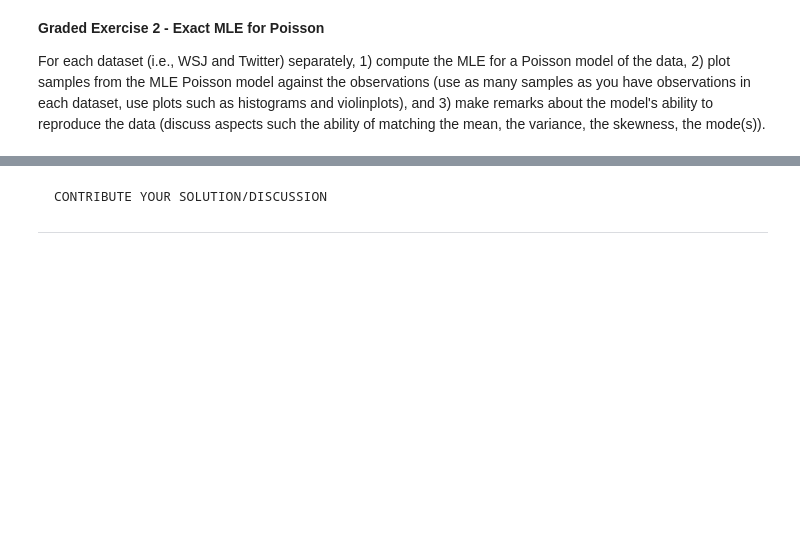
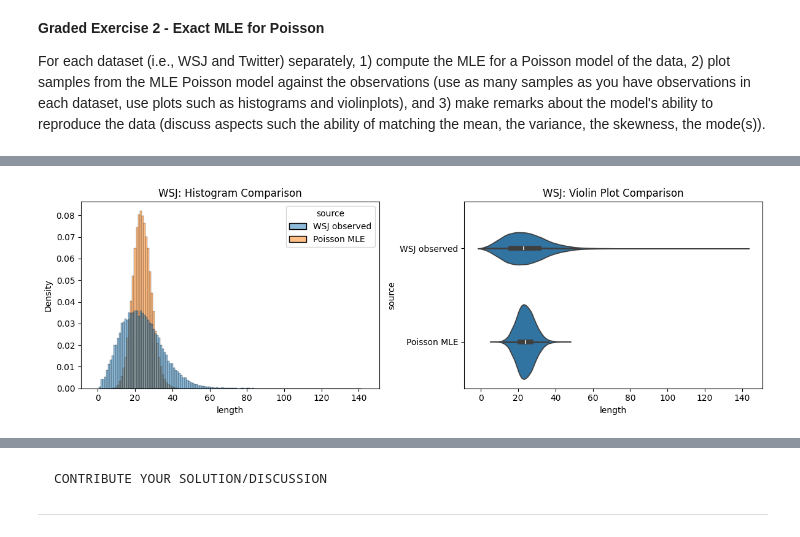
Before and after one commit to MxDiederick/NLP, a Jupyter notebook: T1.ipynb, the cells around one changed output, grey strips where cells are left out. Drawn from its saved outputs; the diff is of its cells as text; code cells hidden in the pictures; blank space fills up the shorter version.

```diff
--- a/T1.ipynb
+++ b/T1.ipynb
@@ -1000,0 +1035,86 @@ For each dataset (i.e., WSJ and Twitter) separately, 1) compute the MLE for a Po
+# %%
+mle_wsj = np.mean(wsj_lens)
+mle_twitter = np.mean(twitter_lens)
+
+print(f"MLE estimates:")
+print(f"WSJ: theta = {mle_wsj:.4f}")
+print(f"Twitter: theta = {mle_twitter:.4f}")
+print()
+
+wsj_poisson_samples = st.poisson(mle_wsj).rvs(len(wsj_lens))
+twitter_poisson_samples = st.poisson(mle_twitter).rvs(len(twitter_lens))
+
+df_wsj = pd.DataFrame(
+    [('WSJ observed', x) for x in wsj_lens] +
+    [('Poisson MLE', x) for x in wsj_poisson_samples],
+    columns=['source', 'length']
+)
+fig, ax = plt.subplots(1, 2, sharex=True, figsize=(12, 4))
+_ = sns.histplot(x='length', hue='source', discrete=True, data=df_wsj, ax=ax[0], stat='density', common_norm=False)
+_ = ax[0].set_title('WSJ: Histogram Comparison')
+_ = sns.violinplot(x='length', y='source', data=df_wsj, ax=ax[1])
+_ = ax[1].set_title('WSJ: Violin Plot Comparison')
+fig.tight_layout(w_pad=1, h_pad=1)
+plt.show()
+
+df_twitter = pd.DataFrame(
+    [('Twitter observed', x) for x in twitter_lens] +
+    [('Poisson MLE', x) for x in twitter_poisson_samples],
+    columns=['source', 'length']
+)
+fig, ax = plt.subplots(1, 2, sharex=True, figsize=(12, 4))
+_ = sns.histplot(x='length', hue='source', discrete=True, data=df_twitter, ax=ax[0], stat='density', common_norm=False)
+_ = ax[0].set_title('Twitter: Histogram Comparison')
+_ = sns.violinplot(x='length', y='source', data=df_twitter, ax=ax[1])
+_ = ax[1].set_title('Twitter: Violin Plot Comparison')
+fig.tight_layout(w_pad=1, h_pad=1)
+plt.show()
+
+
+print("=" * 60)
+print("REMARKS ON MODEL FIT")
+print("=" * 60)
+print()
+
+# WSJ statistics
+print("WSJ Dataset:")
+print(f"  Observed - Mean: {np.mean(wsj_lens):.4f}, Variance: {np.var(wsj_lens):.4f}, Std: {np.std(wsj_lens):.4f}")
+print(f"  Poisson  - Mean: {np.mean(wsj_poisson_samples):.4f}, Variance: {np.var(wsj_poisson_samples):.4f}, Std: {np.std(wsj_poisson_samples):.4f}")
+print(f"  Note: For Poisson, theoretical mean = variance = {mle_wsj:.4f}")
+print()
+
+# Twitter statistics
+print("Twitter Dataset:")
+print(f"  Observed - Mean: {np.mean(twitter_lens):.4f}, Variance: {np.var(twitter_lens):.4f}, Std: {np.std(twitter_lens):.4f}")
+print(f"  Poisson  - Mean: {np.mean(twitter_poisson_samples):.4f}, Variance: {np.var(twitter_poisson_samples):.4f}, Std: {np.std(twitter_poisson_samples):.4f}")
+print(f"  Note: For Poisson, theoretical mean = variance = {mle_twitter:.4f}")
+print()
+
+print("Analysis:")
+print("-" * 60)
+print("1. MEAN: The Poisson MLE perfectly matches the observed mean by")
+print("   construction (MLE = sample mean). This is guaranteed.")
+print()
+print("2. VARIANCE: The Poisson distribution assumes mean = variance.")
+print(f"   - WSJ: Observed variance ({np.var(wsj_lens):.2f}) is MUCH LARGER")
+print(f"     than the Poisson variance ({mle_wsj:.2f}), indicating")
+print("     OVERDISPERSION - the data is more spread out than Poisson predicts.")
+print(f"   - Twitter: Observed variance ({np.var(twitter_lens):.2f}) is also LARGER")
+print(f"     than the Poisson variance ({mle_twitter:.2f}), showing")
+print("     overdispersion here too, though less severe than WSJ.")
+print()
+print("3. SHAPE/SKEWNESS: Both observed distributions show:")
+print("   - Right skew (long tail on the right)")
+print("   - The Poisson model captures this general shape but")
+print("     underestimates the probability of extreme values (heavy tails).")
+print()
+print("4. MODE: The Poisson model concentrates more probability mass")
+print("   around the mean compared to the observed data, which has")
+print("   more spread-out probability across a wider range of values.")
+print()
+print("CONCLUSION: The Poisson model is a reasonable first approximation")
+print("that captures the mean and general shape (right-skewed), but it")
+print("fails to capture the overdispersion (high variance) present in both")
+print("datasets. A more flexible model (e.g., Negative Binomial) would")
+print("better capture the variance structure of sentence lengths.")
+# %% [output]
@@ -1000,0 +1124 @@ For each dataset (i.e., WSJ and Twitter) separately, 1) compute the MLE for a Po
+[figure, added]
```
Also changed, not shown: parts of 10 cells of this notebook, 1 other file.
